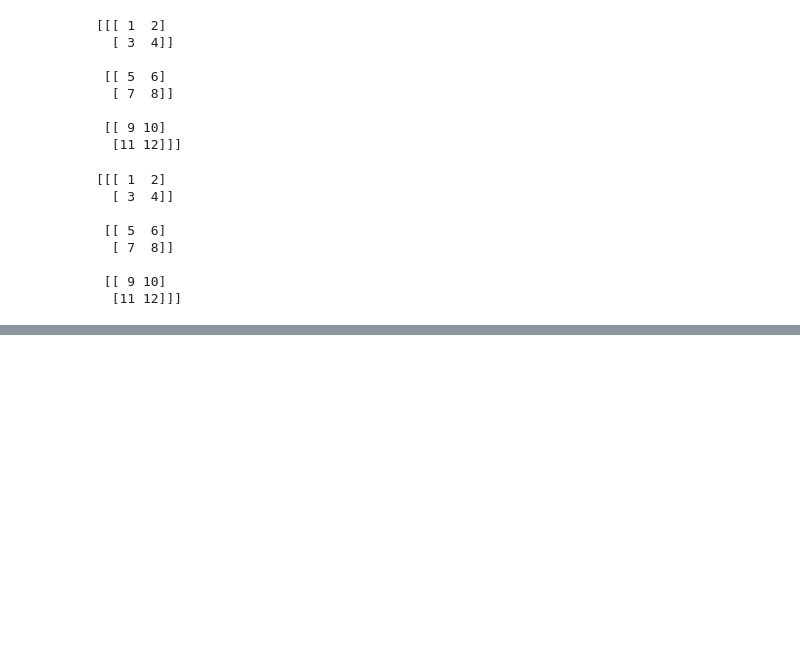
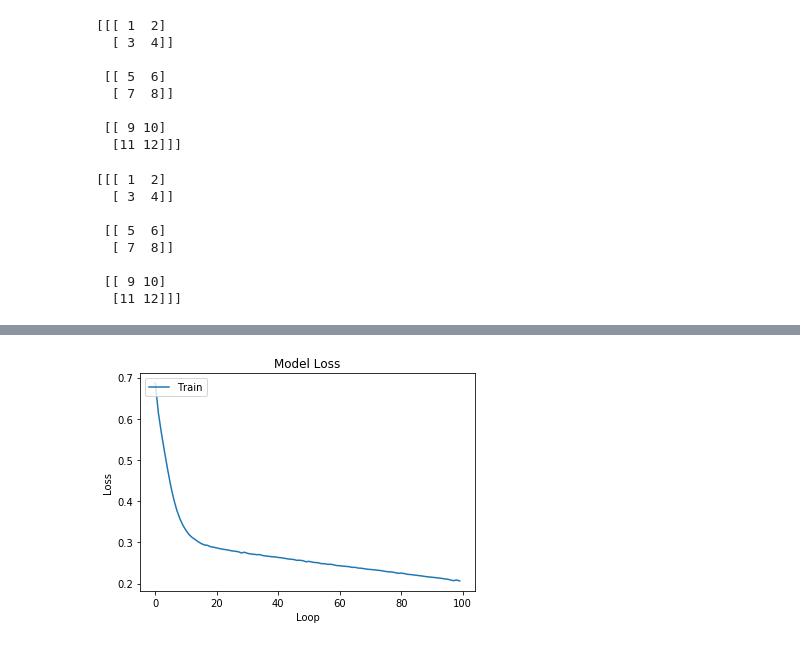
Before and after one commit to Jelly6489/testRepoKJY, a Jupyter notebook: third.ipynb, the cells around one changed output, grey strips where cells are left out. Drawn from its saved outputs; the diff is of its cells as text; code cells hidden in the pictures; blank space fills up the shorter version.

```diff
--- a/third.ipynb
+++ b/third.ipynb
@@ -259,0 +617,15 @@ print(ten4)
+# %%
+import numpy as np
+from sklearn.datasets import make_classification
+
+X, y = make_classification(
+    # 데이터 300개
+    n_samples = 300,
+    # 독립 변수 10개
+    n_features = 10,
+    # 나올 수 있는 결과 2개
+    n_classes = 2
+)
+print("Num of Dataset:", X.shape[0])
+print("Num of Features:", X.shape[1])
+print("Possible Output Classes:", np.unique(y))
@@ -259,0 +640,17 @@ print(ten4)
+# %%
+from keras.models import Sequential
+
+model = Sequential()
+
+from keras.layers import Dense, Activation
+
+# Dense(출력 개수, 활성화 함수, 입력 개수)
+model.add(Dense(20, activation = 'tanh', input_dim = 10))
+# %%
+model.add(Dense(40, activation = 'tanh'))
+model.add(Dense(10, activation = 'tanh'))
+model.add(Dense(1, activation = 'sigmoid'))
+
+model.compile(optimizer='sgd', loss='binary_crossentropy')
+
+history = model.fit(X, y, epochs = 100, batch_size = 5)
@@ -259,0 +675,11 @@ print(ten4)
+# %%
+import matplotlib.pyplot as plt
+
+plt.plot(history.history['loss'])
+plt.title('Model Loss')
+plt.ylabel('Loss')
+plt.xlabel('Loop')
+plt.legend(['Train', 'Validation'], loc='upper left')
+plt.show()
+# %% [output]
+[figure, added]
```
Also changed, not shown: parts of 34 cells of this notebook.
